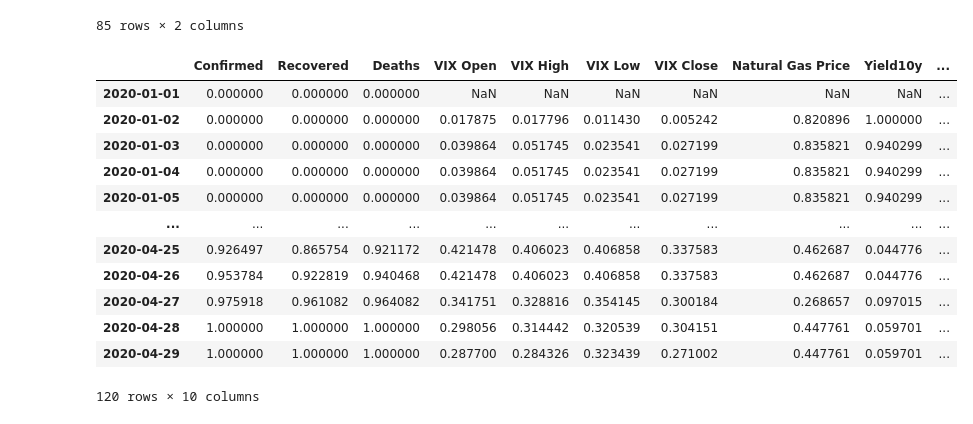
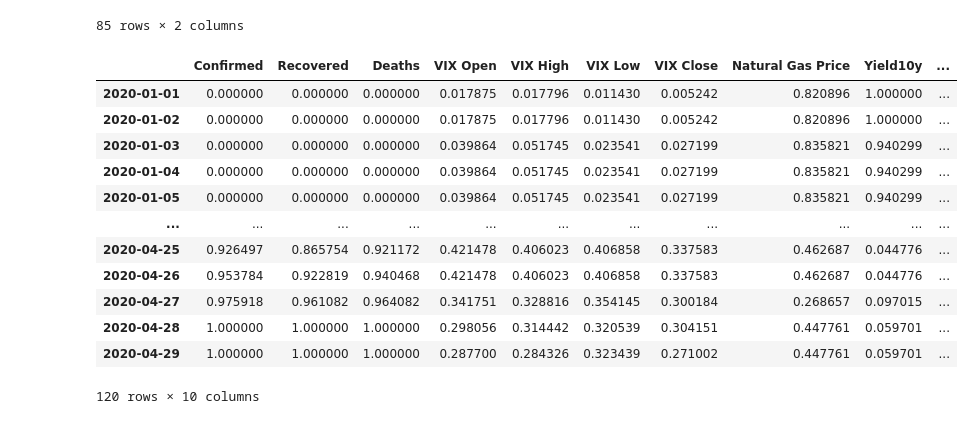
Before and after one commit to vmalkoti/Applied-Plotting-Charting-Data-Representation-in-Python, a Jupyter notebook: Assignment4.ipynb, the cells around one changed output. Drawn from its saved outputs; the diff is of its cells as text; code cells hidden in the pictures.

```diff
--- a/Assignment4.ipynb
+++ b/Assignment4.ipynb
@@ -155,25 +156,24 @@ df_yields
 # %%
 # outer join all datasets on Date
 
 merged = df_covid.join(df_vix, how='outer').join(df_ngas, how='outer').join(df_yields, how='outer')
 
 #merged['Country'] = 'US'
 merged.fillna(method='ffill', inplace=True)
-#merged.fillna(method='bfill', inplace=True)
-merged
-
+merged.fillna(method='bfill', inplace=True)
+merged.index = pd.to_datetime(merged.index)
 
 from sklearn import preprocessing
 
 x = merged.values #returns a numpy array
 min_max_scaler = preprocessing.MinMaxScaler()
 x_scaled = min_max_scaler.fit_transform(x)
 df = pd.DataFrame(x_scaled, columns=merged.columns)
 df.index = merged.index
 df
 # %% [output]
 |  | Confirmed | Recovered | Deaths | VIX Open | VIX High | VIX Low | VIX Close | Natural Gas Price | Yield10y | ... |
-| 2020-01-01 | 0.000000 | 0.000000 | 0.000000 | NaN | NaN | NaN | NaN | NaN | NaN | ... |
+| 2020-01-01 | 0.000000 | 0.000000 | 0.000000 | 0.017875 | 0.017796 | 0.011430 | 0.005242 | 0.820896 | 1.000000 | ... |
 | 2020-01-02 | 0.000000 | 0.000000 | 0.000000 | 0.017875 | 0.017796 | 0.011430 | 0.005242 | 0.820896 | 1.000000 | ... |
 | 2020-01-03 | 0.000000 | 0.000000 | 0.000000 | 0.039864 | 0.051745 | 0.023541 | 0.027199 | 0.835821 | 0.940299 | ... |
 | 2020-01-04 | 0.000000 | 0.000000 | 0.000000 | 0.039864 | 0.051745 | 0.023541 | 0.027199 | 0.835821 | 0.940299 | ... |
```
Also changed, not shown: parts of 3 cells of this notebook.
